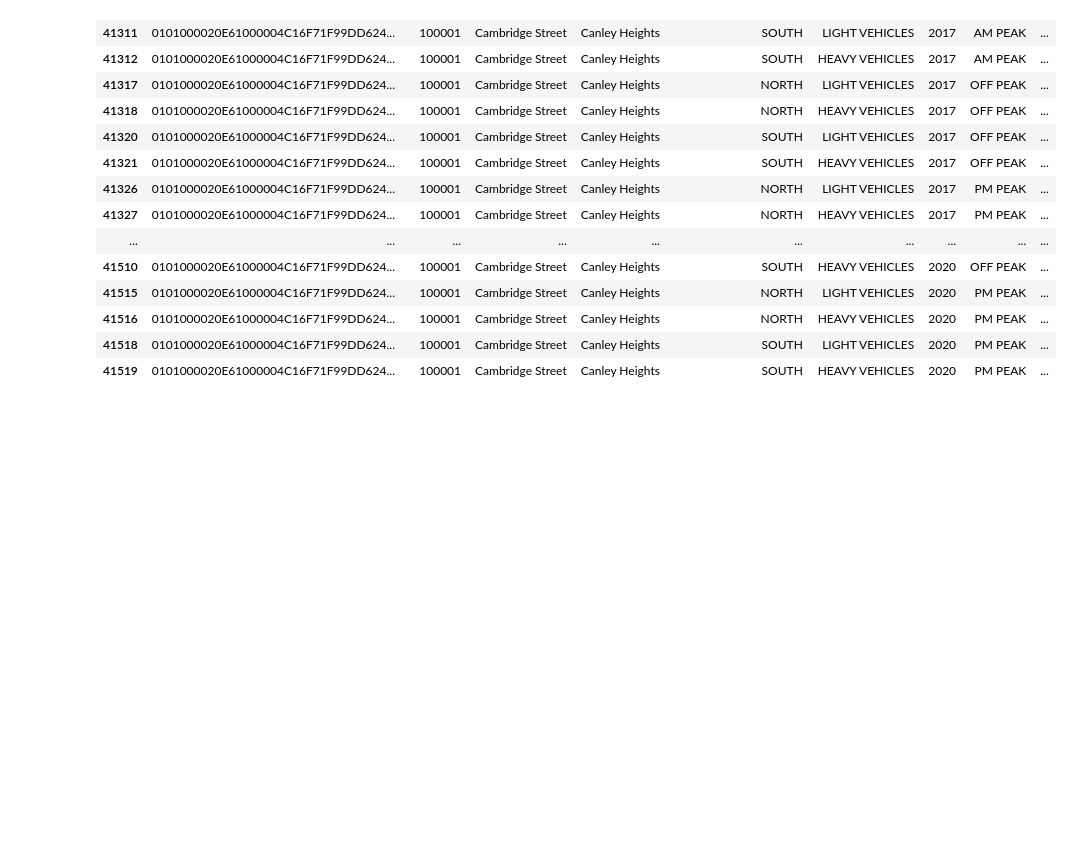
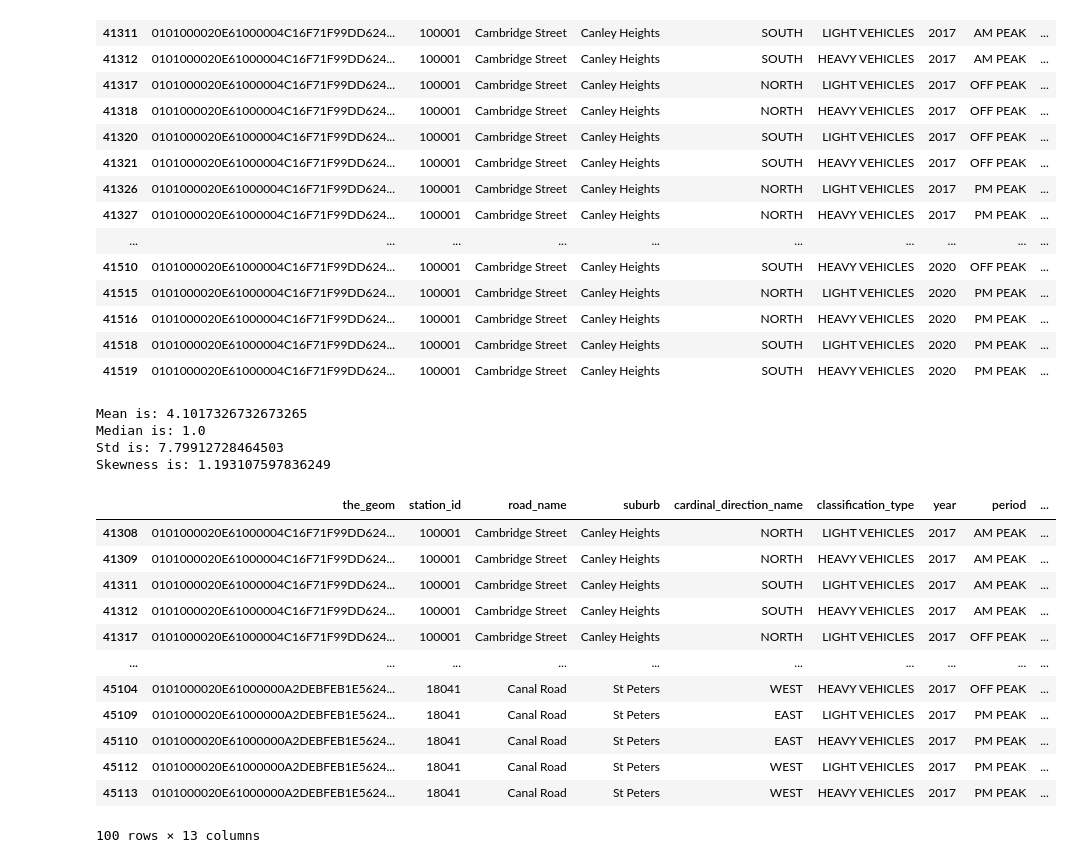
Before and after one commit to Muaz23-star/Engg2112-, a Jupyter notebook: Group Assignment.ipynb, the cells around one changed output. Saved outputs shown, nothing was run; the diff lists cells and outputs as text; code cells hidden in the pictures; blank space fills up the shorter version.

```diff
--- a/Group Assignment.ipynb
+++ b/Group Assignment.ipynb
@@ -179,3 +191,38 @@ df_traffic.head(60)
 | 41516 | 0101000020E61000004C16F71F99DD624... | 100001 | Cambridge Street | Canley Heights | NORTH | HEAVY VEHICLES | 2020 | PM PEAK | ... |
 | 41518 | 0101000020E61000004C16F71F99DD624... | 100001 | Cambridge Street | Canley Heights | SOUTH | LIGHT VEHICLES | 2020 | PM PEAK | ... |
 | 41519 | 0101000020E61000004C16F71F99DD624... | 100001 | Cambridge Street | Canley Heights | SOUTH | HEAVY VEHICLES | 2020 | PM PEAK | ... |
+# %%
+# Determine statistics of crash_count column
+crash_mean = df_traffic['crash_count'].mean()
+crash_median = df_traffic['crash_count'].median()
+crash_std = df_traffic['crash_count'].std()
+crash_skewness = 3*(crash_mean-crash_median)/crash_std
+
+print('Mean is:',crash_mean)
+print('Median is:',crash_median)
+print('Std is:',crash_std)
+print('Skewness is:',crash_skewness)
+
+df_traffic['crash_category'] = pd.qcut(df_traffic['crash_count'], q=4, labels=["Low", "Medium", "High"]
+                                       , duplicates='drop')
+# %% [output]
+Mean is: 4.1017326732673265
+Median is: 1.0
+Std is: 7.79912728464503
+Skewness is: 1.193107597836249
+# %%
+df_traffic.head(100)
+# %% [output]
+|  | the_geom | station_id | road_name | suburb | cardinal_direction_name | classification_type | year | period | ... |
+| 41308 | 0101000020E61000004C16F71F99DD624... | 100001 | Cambridge Street | Canley Heights | NORTH | LIGHT VEHICLES | 2017 | AM PEAK | ... |
+| 41309 | 0101000020E61000004C16F71F99DD624... | 100001 | Cambridge Street | Canley Heights | NORTH | HEAVY VEHICLES | 2017 | AM PEAK | ... |
+| 41311 | 0101000020E61000004C16F71F99DD624... | 100001 | Cambridge Street | Canley Heights | SOUTH | LIGHT VEHICLES | 2017 | AM PEAK | ... |
+| 41312 | 0101000020E61000004C16F71F99DD624... | 100001 | Cambridge Street | Canley Heights | SOUTH | HEAVY VEHICLES | 2017 | AM PEAK | ... |
+| 41317 | 0101000020E61000004C16F71F99DD624... | 100001 | Cambridge Street | Canley Heights | NORTH | LIGHT VEHICLES | 2017 | OFF PEAK | ... |
+| ... | ... | ... | ... | ... | ... | ... | ... | ... | ... |
+| 45104 | 0101000020E61000000A2DEBFEB1E5624... | 18041 | Canal Road | St Peters | WEST | HEAVY VEHICLES | 2017 | OFF PEAK | ... |
+| 45109 | 0101000020E61000000A2DEBFEB1E5624... | 18041 | Canal Road | St Peters | EAST | LIGHT VEHICLES | 2017 | PM PEAK | ... |
+| 45110 | 0101000020E61000000A2DEBFEB1E5624... | 18041 | Canal Road | St Peters | EAST | HEAVY VEHICLES | 2017 | PM PEAK | ... |
+| 45112 | 0101000020E61000000A2DEBFEB1E5624... | 18041 | Canal Road | St Peters | WEST | LIGHT VEHICLES | 2017 | PM PEAK | ... |
+| 45113 | 0101000020E61000000A2DEBFEB1E5624... | 18041 | Canal Road | St Peters | WEST | HEAVY VEHICLES | 2017 | PM PEAK | ... |
+100 rows × 13 columns
```
Also changed, not shown: parts of 4 cells of this notebook.
